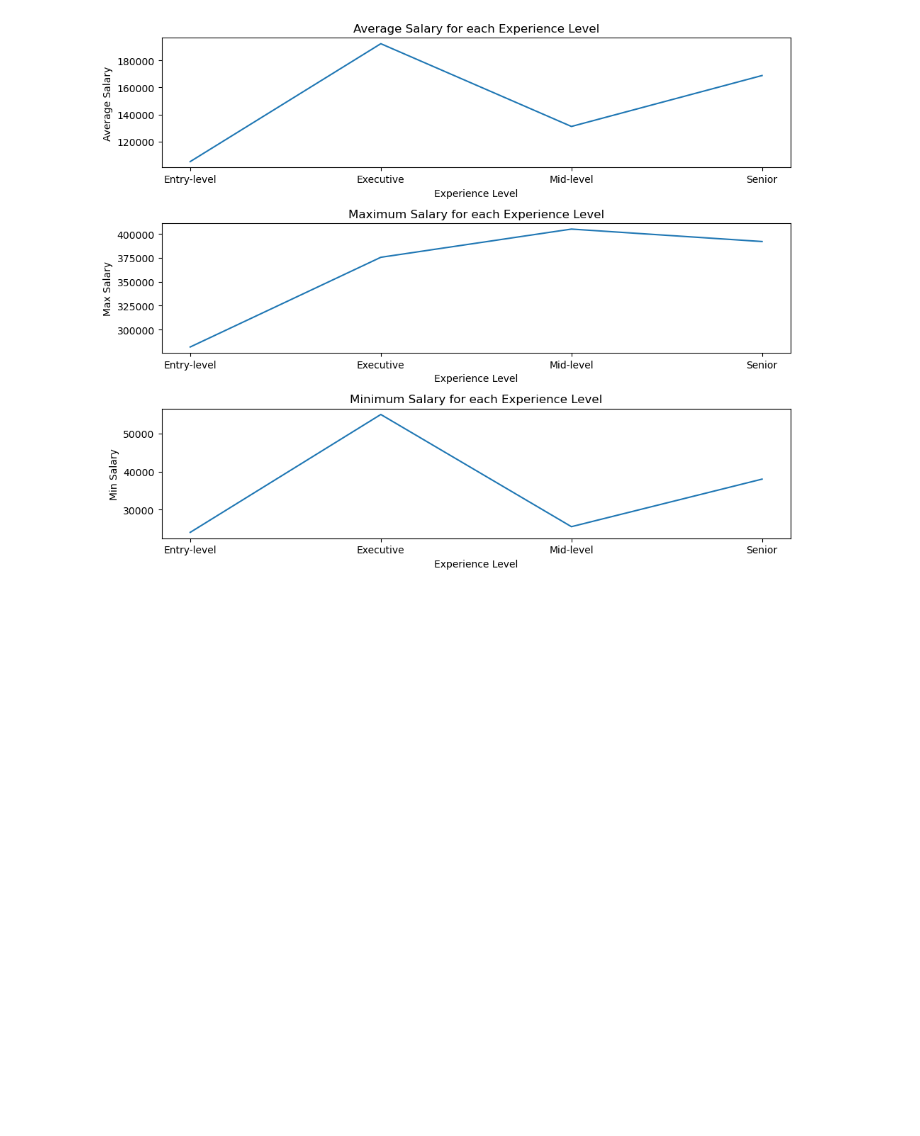
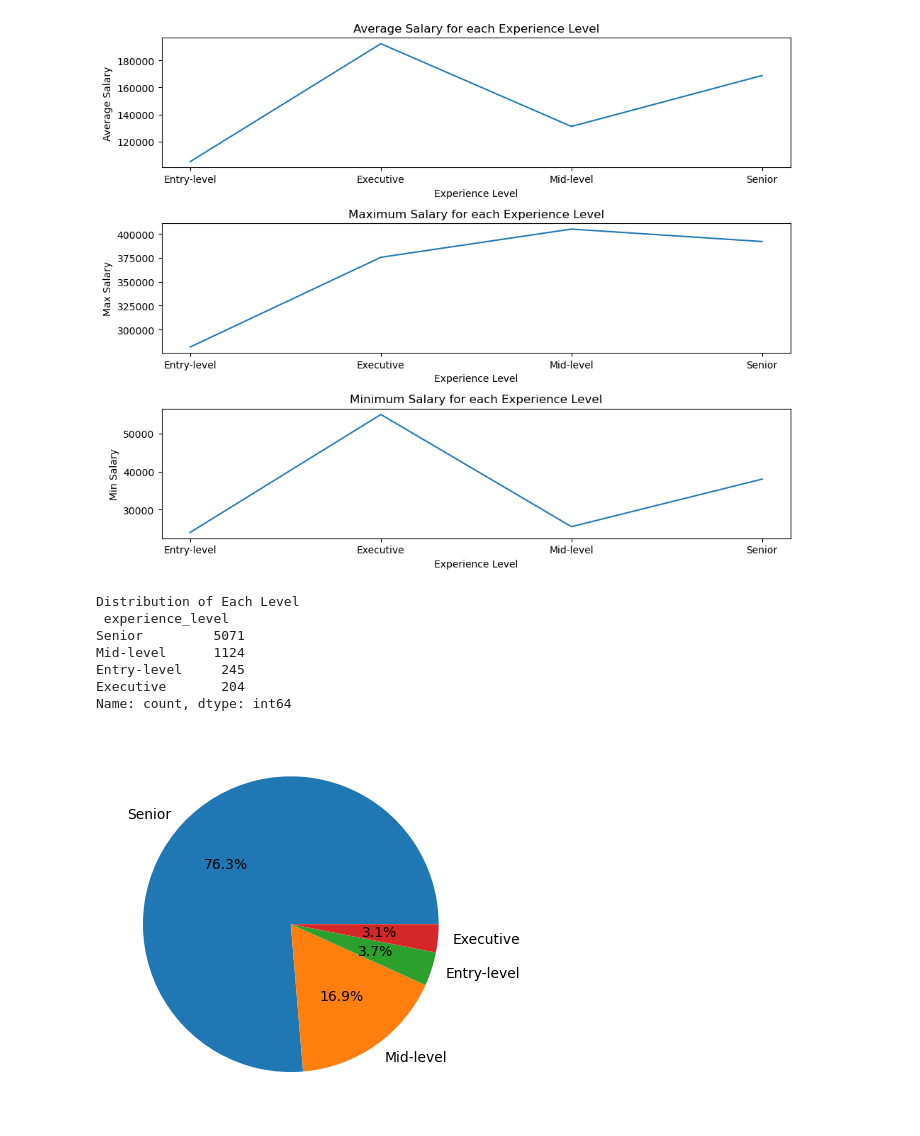
Before and after one commit to sarah-the-data-gal/Jobs_in_Data_Analysis, a Jupyter notebook: Jobs_And_Data_04022024-edits.ipynb, the cells around one changed output. Cells and saved outputs as stored; diff of their text form; code cells hidden in the pictures; blank space fills up the shorter version.

Commit message:
Adding in visualizations

```diff
--- a/Jobs_And_Data_04022024-edits.ipynb
+++ b/Jobs_And_Data_04022024-edits.ipynb
@@ -230,3 +230,24 @@ fig.tight_layout()
 plt.show()
 # %% [output]
 [figure]
+# %%
+# Visualization: Pie Chart - Proportion of Experience Level
+
+# Count for each Portion
+exp_lvl_count = ER_Data['experience_level'].value_counts()
+print("Distribution of Each Level\n",exp_lvl_count)
+
+# Plot
+pie_labels = ['Senior', 'Mid-level', 'Entry-level', 'Executive']
+
+plt.pie(exp_lvl_count, labels = pie_labels, autopct='%1.1f%%')
+plt.show()
+# %% [output]
+Distribution of Each Level
+ experience_level
+Senior         5071
+Mid-level      1124
+Entry-level     245
+Executive       204
+Name: count, dtype: int64
+[figure, added]
```
